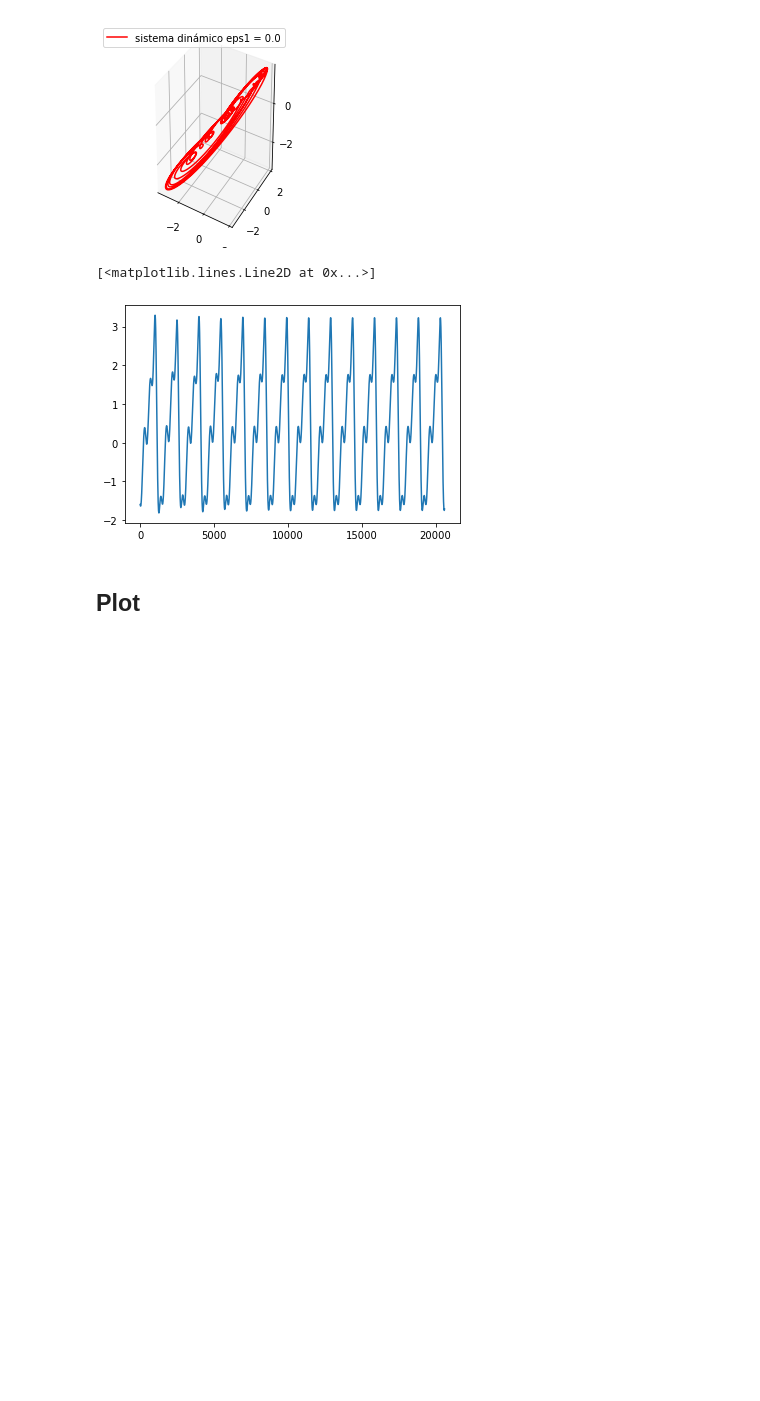
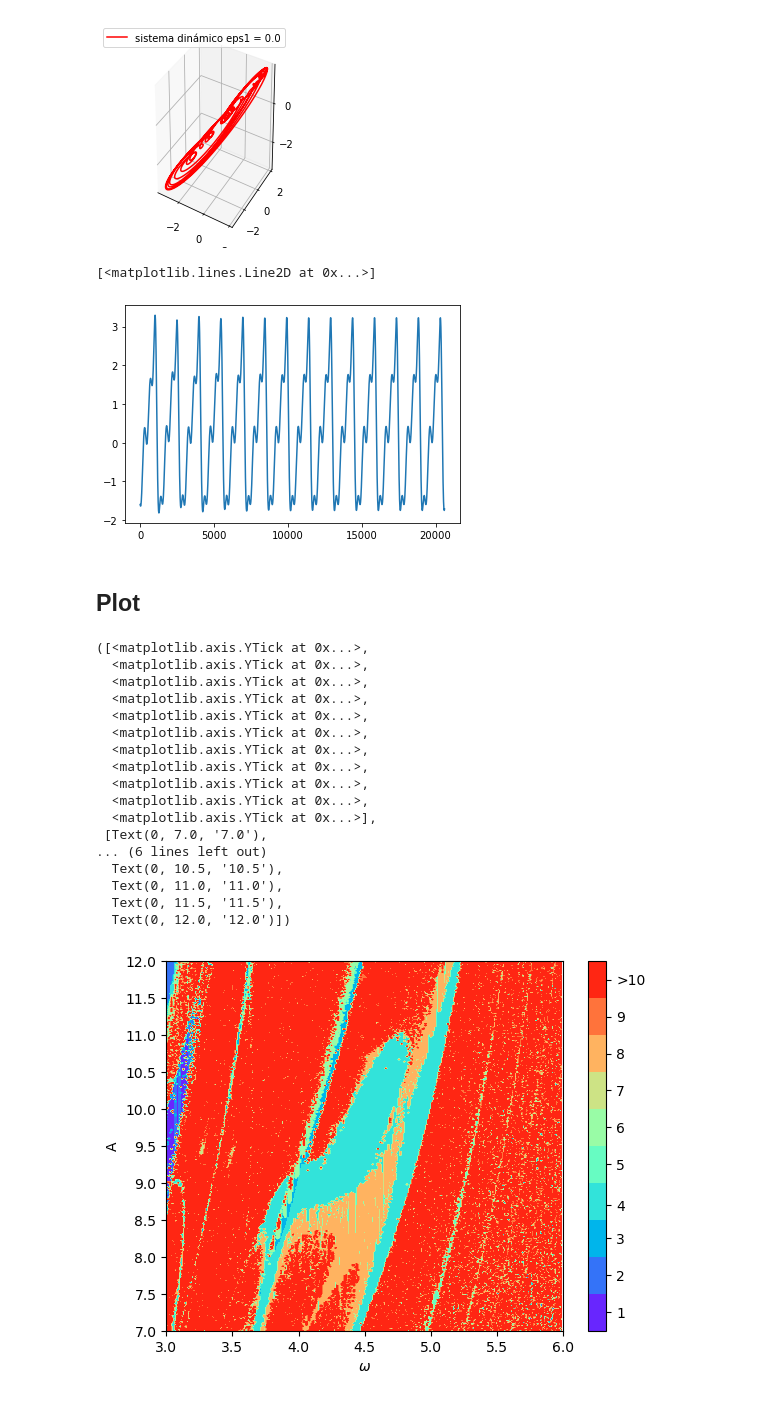
Before and after one commit to jumin94/ENSO_dynamics_analysis, a Jupyter notebook: arnold.ipynb, the cells around one changed output. Cells and saved outputs as stored; diff of their text form; code cells hidden in the pictures; blank space fills up the shorter version.

```diff
--- a/arnold.ipynb
+++ b/arnold.ipynb
@@ -161,7 +161,3 @@ def integrar(params):
     cr = close_returns(x,y,z,num_muestras)
     #print(num_muestras)
     return x,y,z,cr
-# %%
-A = np.arange(9,11,.1)
-W = np.arange(3,5,.1)
-X, Y = np.meshgrid(W,A)
@@ -385,0 +601,43 @@ plt.yticks(A_array_tick, A_array_lab)
+# %%
+#Ticks cada 20
+A_array_lab = np.round(np.arange(7,12.5,0.5),1)
+omega_array_lab = np.round(np.arange(3,6.5,0.5),1)
+#Ticks cada 20
+A_array_tick = np.round(np.arange(7,12.5,0.5),1)
+omega_array_tick = np.round(np.arange(3,6.5,0.5),1)
+
+levels = MaxNLocator(nbins=10).tick_values(0, 10)
+cmap = plt.get_cmap('rainbow')
+norm = BoundaryNorm(levels, ncolors=cmap.N, clip=True)
+
+fig = plt.figure()
+ax = plt.subplot(111)
+X,Y= np.meshgrid(omegas,aes)
+#Z = griddata((aes, omegas), A, (X, Y),method='nearest')
+im = ax.contourf(X,Y,A2.T, levels=levels ,cmap = cmap)
+#plt.pcolormesh(X, Y, A, cmap = 'Greys', rasterized=True, vmin=1, vmax=6)
+ax.set_xlabel('$\omega$')
+ax.set_ylabel('A')
+cbar = fig.colorbar(im, ticks=[0.5, 1.5, 2.5,3.4,4.5,5.5,6.5,7.5,8.5,9.5])
+cbar.ax.set_yticklabels(['1', '2', '3','4','5','6','7','8','9','>10'])  # vertically oriented colorbar
+plt.xticks(omega_array_tick, omega_array_lab,rotation=0)
+plt.yticks(A_array_tick, A_array_lab)
+# %% [output]
+([<matplotlib.axis.YTick at 0x...>,
+  <matplotlib.axis.YTick at 0x...>,
+  <matplotlib.axis.YTick at 0x...>,
+  <matplotlib.axis.YTick at 0x...>,
+  <matplotlib.axis.YTick at 0x...>,
+  <matplotlib.axis.YTick at 0x...>,
+  <matplotlib.axis.YTick at 0x...>,
+  <matplotlib.axis.YTick at 0x...>,
+  <matplotlib.axis.YTick at 0x...>,
+  <matplotlib.axis.YTick at 0x...>,
+  <matplotlib.axis.YTick at 0x...>],
+ [Text(0, 7.0, '7.0'),
+... (6 lines left out)
+  Text(0, 10.5, '10.5'),
+  Text(0, 11.0, '11.0'),
+  Text(0, 11.5, '11.5'),
+  Text(0, 12.0, '12.0')])
+[figure, added]
```
Also changed, not shown: parts of 6 cells of this notebook, 2 other files.
